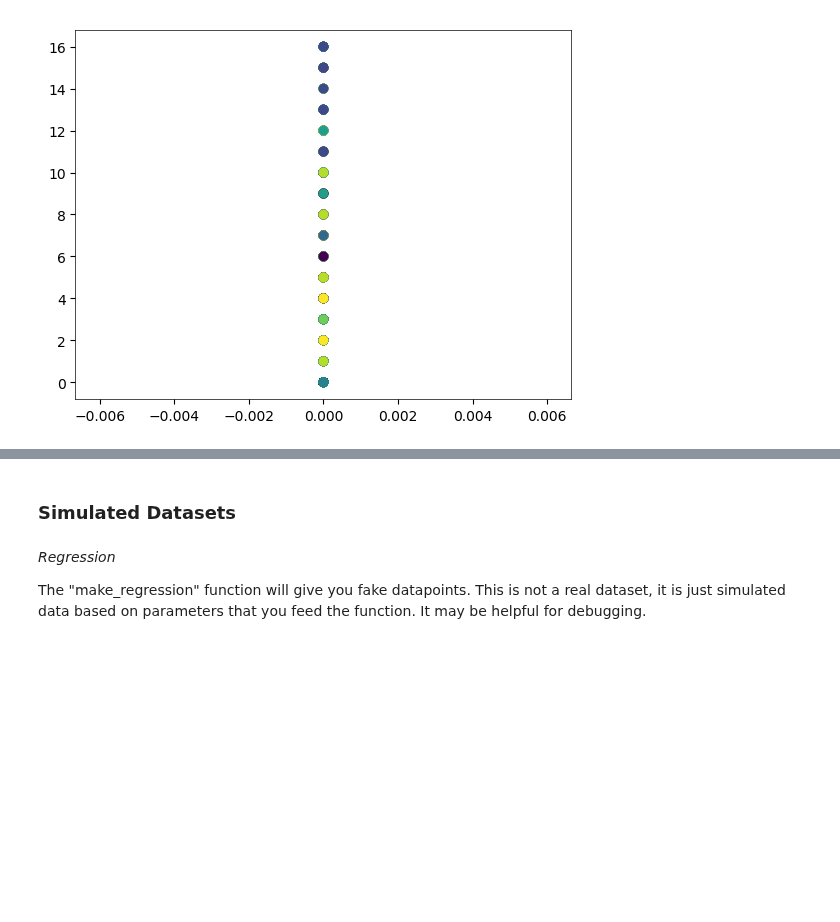
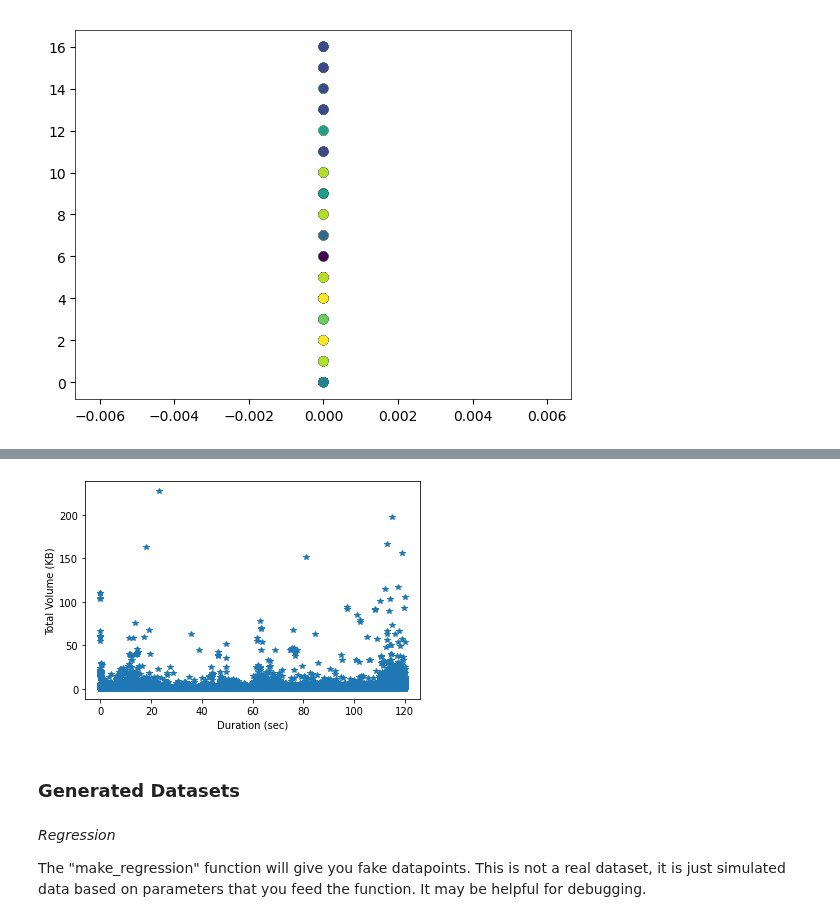
Before and after one commit to noise-lab/ml-networking, a Jupyter notebook: cookbook/Datasets.ipynb, the cells around one changed output, grey strips where cells are left out. Saved outputs shown, nothing was run; the diff lists cells and outputs as text; code cells hidden in the pictures; blank space fills up the shorter version.

```diff
--- a/cookbook/Datasets.ipynb
+++ b/cookbook/Datasets.ipynb
@@ -70,0 +134,4 @@ plt.show()
+# %%
+import pandas as pd
+
+pkts = pd.read_csv('/data/CIC/CIC-IDS-2017/MachineLearningCVE/Friday-WorkingHours-Afternoon-PortScan.pcap_ISCX.csv')
@@ -71,5 +165,12 @@ plt.show()
+# %%
+plt.plot(pkts.iloc[:,1]/1000000,pkts.iloc[:,4]/(1024), '*')
+plt.xlabel('Duration (sec)')
+plt.ylabel('Total Volume (KB)')
+plt.show()
+# %% [output]
+[figure, added]
 # %% [markdown]
-### Simulated Datasets
+### Generated Datasets
 # %% [markdown]
 *Regression*
 
```
Also changed, not shown: parts of 12 cells of this notebook.
